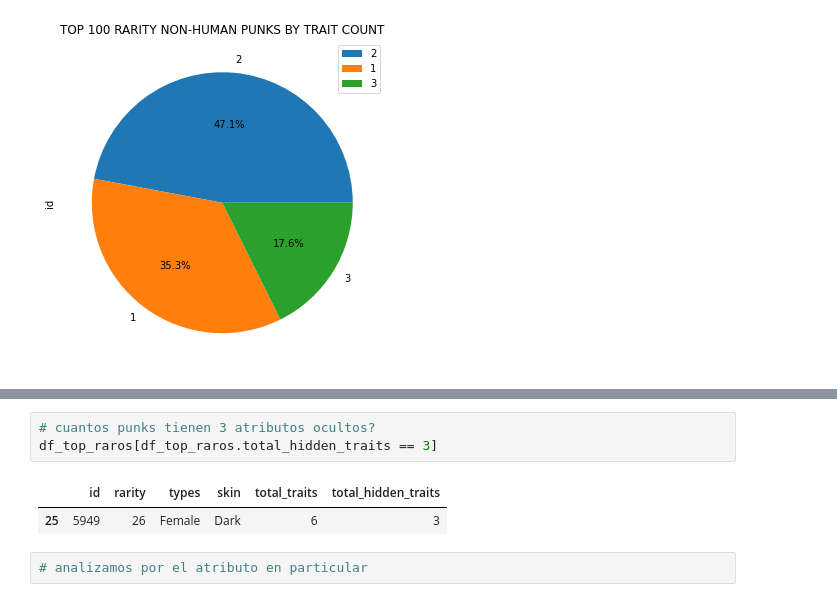
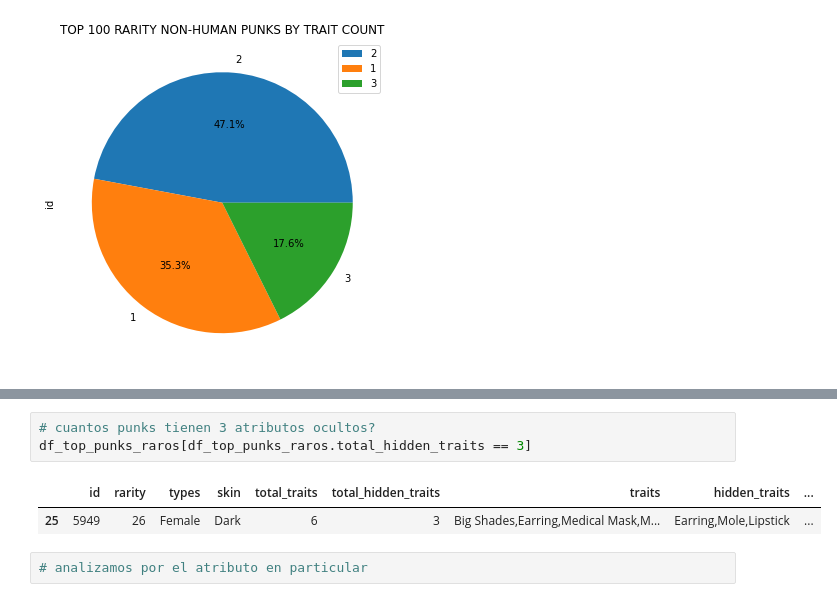
Before and after one commit to ManelForcales/IT_academy_DS_project, a Jupyter notebook: Fase2_EDA/EDA_categorical.ipynb, the cells around one changed output, grey strips where cells are left out. Drawn from its saved outputs; the diff is of its cells as text.

```diff
--- a/Fase2_EDA/EDA_categorical.ipynb
+++ b/Fase2_EDA/EDA_categorical.ipynb
@@ -218,9 +217,9 @@ df_top_raros[df_top_raros.total_traits == 7]
 # %%
 # cuantos punks tienen 3 atributos ocultos?
-df_top_raros[df_top_raros.total_hidden_traits == 3]
+df_top_punks_raros[df_top_punks_raros.total_hidden_traits == 3]
 # %% [output]
-|  | id | rarity | types | skin | total_traits | total_hidden_traits |
-| 25 | 5949 | 26 | Female | Dark | 6 | 3 |
+|  | id | rarity | types | skin | total_traits | total_hidden_traits | traits | hidden_traits | ... |
+| 25 | 5949 | 26 | Female | Dark | 6 | 3 | Big Shades,Earring,Medical Mask,M... | Earring,Mole,Lipstick | ... |
 # %%
 # analizamos por el atributo en particular
 # %%
```
Also changed, not shown: parts of 7 cells of this notebook.
